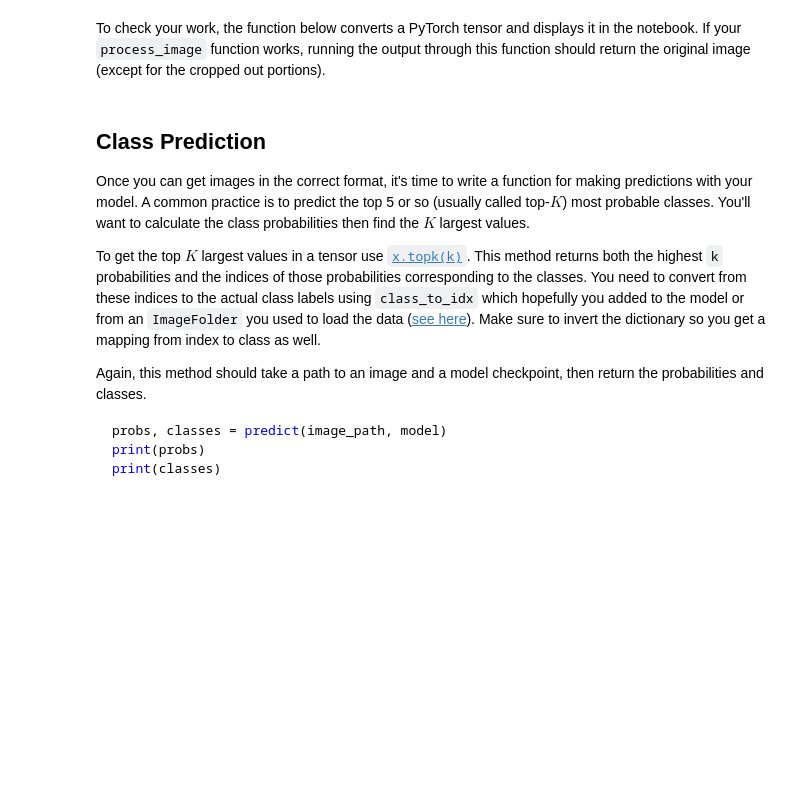
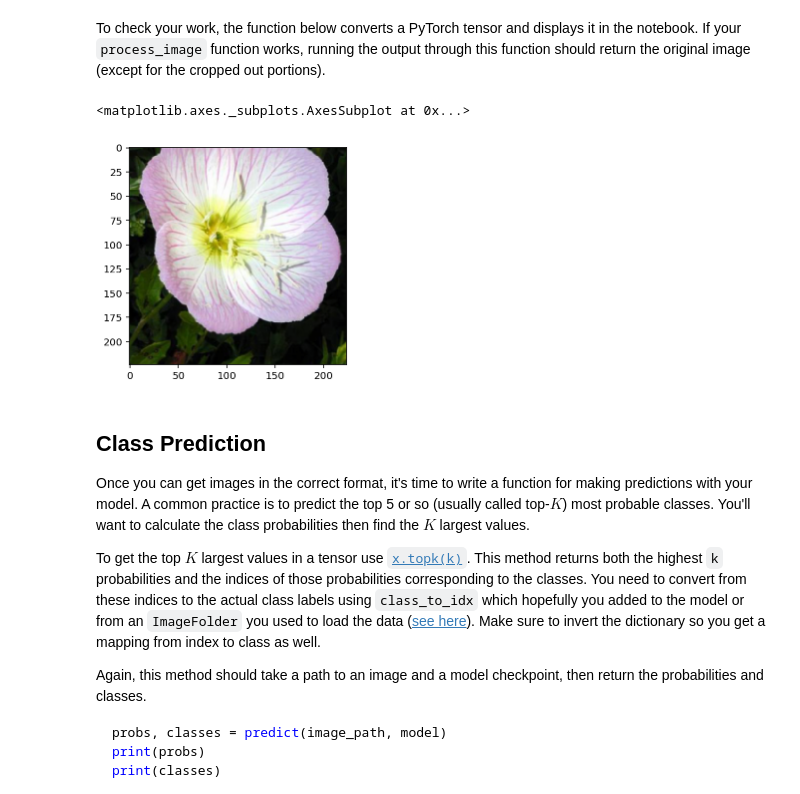
Before and after one commit to MahmoudHousam/Finding-Donors-for-ChartiyML, a Jupyter notebook: Image Classifier Project.ipynb, the cells around one changed output. Cells and saved outputs as stored; diff of their text form; code cells hidden in the pictures; blank space fills up the shorter version.

```diff
--- a/Image Classifier Project.ipynb
+++ b/Image Classifier Project.ipynb
@@ -257,9 +260,13 @@ Remember that you'll want to completely rebuild the model later so you can use i
 checkpoint={
     'architecture': 'vgg16',
     'state_dict': model.state_dict(),
+    'optimizer': optimizer.state_dict(),
     'classifier': model.classifier,
     'class_label': image_datasets['train_data'].class_to_idx,
-    'optimizer': optimizer.state_dict(),
+    'input_size': 25088,
+    'output_size': 102,
+    'learning_rate': 0.001,
+    'batch_size': 64,
     'epochs': epochs
 }
 torch.save(checkpoint, 'checkpoint.pth')
@@ -270,10 +277,13 @@ At this point it's good to write a function that can load a checkpoint and rebui
 # %%
 def load_checkpoint(file):
     checkpoint= torch.load(file)
-    model= getattr(torchvision.models, checkpoint['architecture']) #it returns the value of the named attribute of an object
-    model.classifier= checkpoint['classifier']
+    model= getattr(torchvision.models, checkpoint['architecture'])(pretrained=True) #it returns the value of the named attribute of an object
+    model.classifier = checkpoint['classifier']
+    model.epochs = checkpoint['epochs']
     model.load_state_dict(checkpoint['state_dict'])
-    model.class_to_idx= checkpoint['class_label']
+    model.class_to_idx = checkpoint['class_label']
+    optimizer.load_state_dict(checkpoint['optimizer'])
+    learning_rate = checkpoint['learning_rate']
     return model
 model= load_checkpoint('checkpoint.pth')
 model
@@ -312,6 +338,17 @@ def process_image(image):
     '''
 
     # TODO: Process a PIL image for use in a PyTorch model
+    pic= Image.open(f"{image}" + ".jpg")
+    transform = transforms.Compose([
+        transforms.Resize(256),
+        transforms.CenterCrop(224),
+        transforms.ToTensor(),
+        transforms.Normalize([0.485, 0.456, 0.406],
+                             [0.229, 0.224, 0.225])
+    ])
+    pic_trnasform= transform(pic)
+    pic_to_array= np.array(pic_trnasform)
+    return pic_to_array
 # %% [markdown]
 To check your work, the function below converts a PyTorch tensor and displays it in the notebook. If your `process_image` function works, running the output through this function should return the original image (except for the cropped out portions).
 # %%
@@ -322,7 +359,7 @@ def imshow(image, ax=None, title=None):
 
     # PyTorch tensors assume the color channel is the first dimension
     # but matplotlib assumes is the third dimension
-    image = image.numpy().transpose((1, 2, 0))
+    image = image.transpose((1, 2, 0))
 
     # Undo preprocessing
     mean = np.array([0.485, 0.456, 0.406])
@@ -335,6 +372,15 @@ def imshow(image, ax=None, title=None):
     ax.imshow(image)
 
     return ax
+# %%
+# Test image
+image_name = data_dir + '/test' + '/1/' + 'image_06743'
+img_test =  process_image(image_name)
+# Check to see if image pre-processing was successful
+imshow(img_test, ax=None, title=None)
+# %% [output]
+<matplotlib.axes._subplots.AxesSubplot at 0x...>
+[figure, added]
 # %% [markdown]
 ## Class Prediction
 
```
Also changed, not shown: parts of 6 cells of this notebook.
